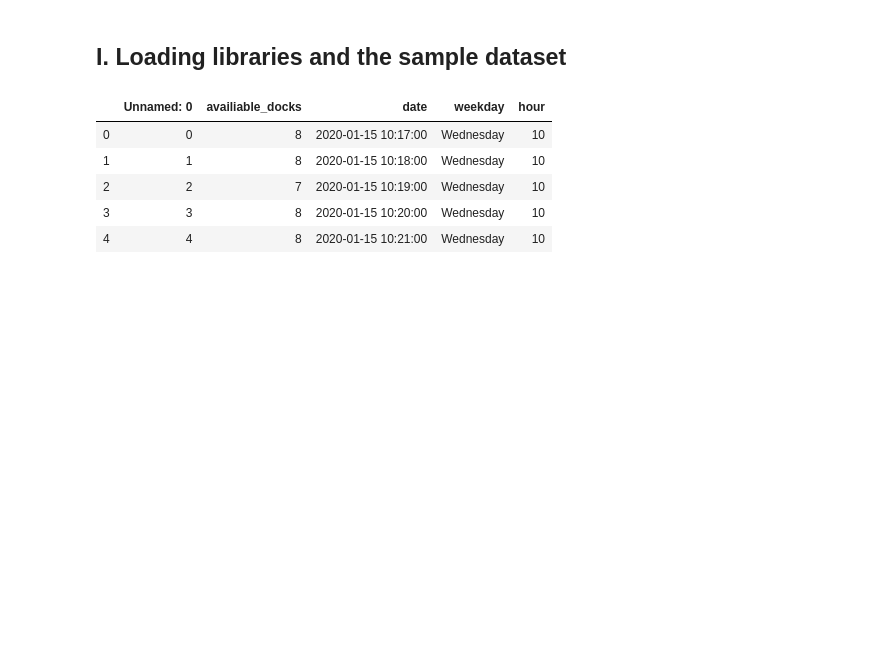
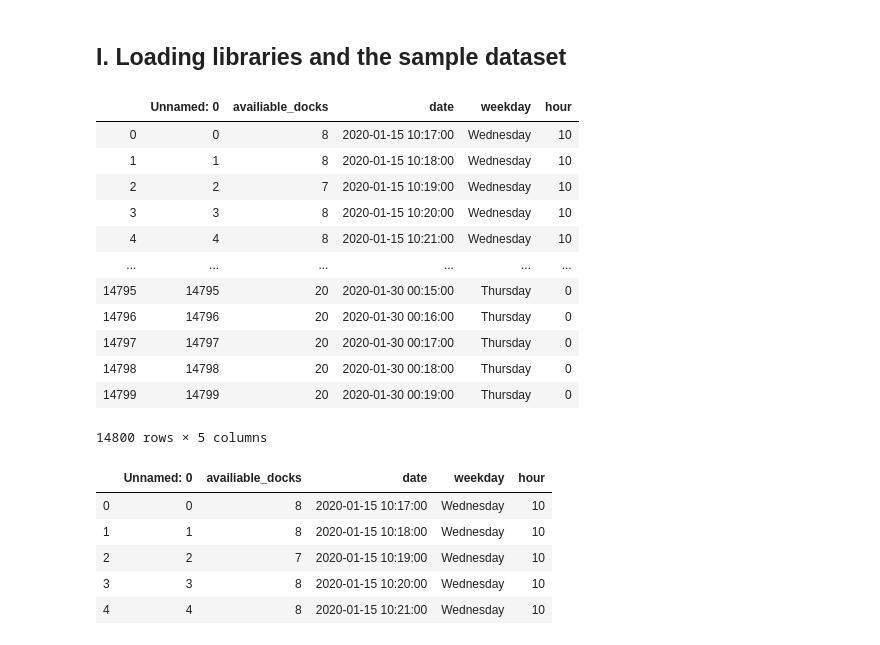
Before and after one commit to alexisgcomte/velib-prediction, a Jupyter notebook: 4. Models/1. Holt-Winter ETS model - Detailed.ipynb, the cells around one changed output. Saved outputs shown, nothing was run; the diff lists cells and outputs as text; code cells hidden in the pictures; blank space fills up the shorter version.

```diff
--- a/4. Models/1. Holt-Winter ETS model - Detailed.ipynb
+++ b/4. Models/1. Holt-Winter ETS model - Detailed.ipynb
@@ -28,3 +30,19 @@ from sklearn.metrics import mean_squared_error
+# %%
+df_station
+# %% [output]
+|  | Unnamed: 0 | availiable_docks | date | weekday | hour |
+| 0 | 0 | 8 | 2020-01-15 10:17:00 | Wednesday | 10 |
+| 1 | 1 | 8 | 2020-01-15 10:18:00 | Wednesday | 10 |
+| 2 | 2 | 7 | 2020-01-15 10:19:00 | Wednesday | 10 |
+| 3 | 3 | 8 | 2020-01-15 10:20:00 | Wednesday | 10 |
+| 4 | 4 | 8 | 2020-01-15 10:21:00 | Wednesday | 10 |
+| ... | ... | ... | ... | ... | ... |
+| 14795 | 14795 | 20 | 2020-01-30 00:15:00 | Thursday | 0 |
+| 14796 | 14796 | 20 | 2020-01-30 00:16:00 | Thursday | 0 |
+| 14797 | 14797 | 20 | 2020-01-30 00:17:00 | Thursday | 0 |
+| 14798 | 14798 | 20 | 2020-01-30 00:18:00 | Thursday | 0 |
+| 14799 | 14799 | 20 | 2020-01-30 00:19:00 | Thursday | 0 |
+14800 rows × 5 columns
 # %%
 # Loading from github the dataset. It is an extract of the madeleine station only
 start_time = timeit.default_timer()
```
Also changed, not shown: parts of 1 cell of this notebook, 6 other files.
